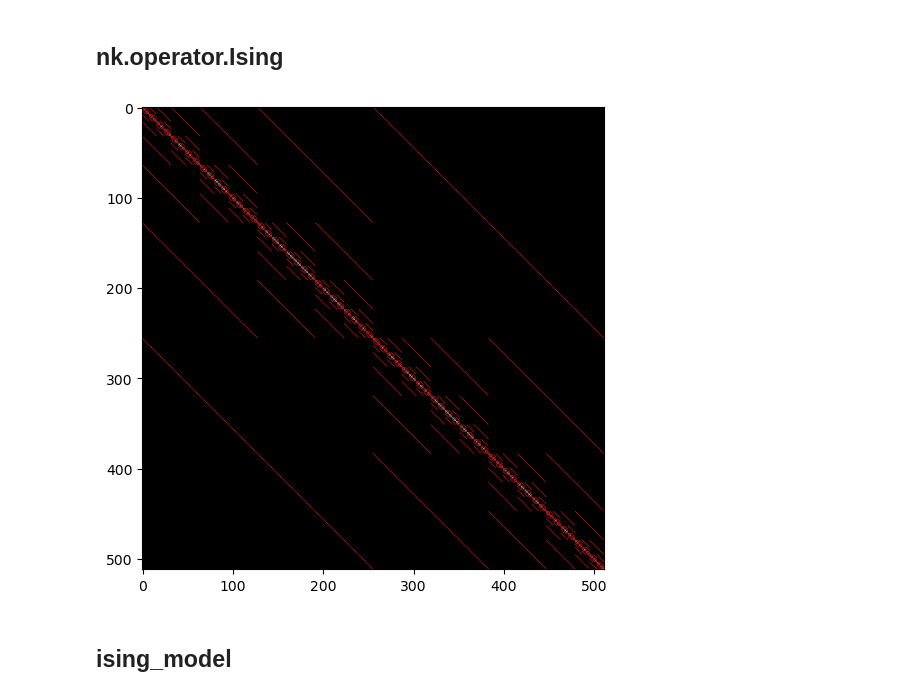
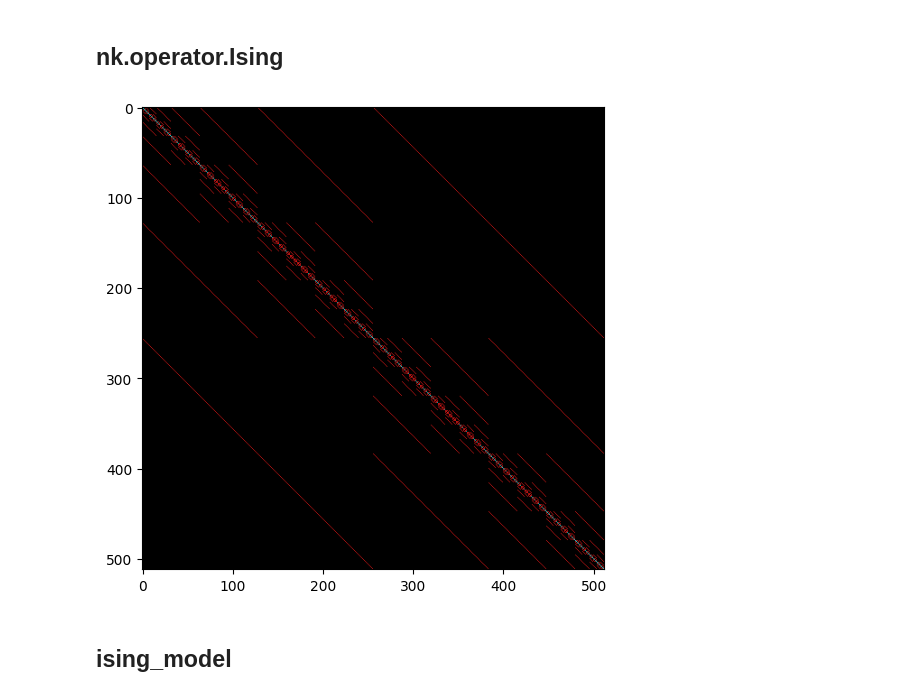
Before and after one commit to gerardPlanella/QGNN, a Jupyter notebook: dataset generation.ipynb, the cells around one changed output. Saved outputs shown, nothing was run; the diff lists cells and outputs as text; code cells hidden in the pictures.

```diff
--- a/dataset generation.ipynb
+++ b/dataset generation.ipynb
@@ -532,27 +540,26 @@ def get_n_qubits(hamiltonian):
 ## nk.operator.Ising
 # %%
 # Generate random ising hamiltonians
-def generate_nk_ising(N, L):
+def generate_nk_ising(N, L, n_dim=1, circular=True):
     J = np.random.uniform(-1, 1, size=N) # Coupling constant
-    h = np.random.uniform(-1, 1, size=N) # Magnetic field
     g = np.random.uniform(-1, 1, size=N) # Transverse field
 
     hamiltonians = []
     for i in range(N):
         ising = nk.operator.Ising(
             hilbert=nk.hilbert.Spin(s=0.5, N=L),
-            graph=nk.graph.Hypercube(length=L, n_dim=1, pbc=True),
-            J=J[i], h=h[i]
+            graph=nk.graph.Hypercube(length=L, n_dim=n_dim, pbc=circular),
+            J=J[i], h=g[i]
         )
         hamiltonians.append(ising)
     return hamiltonians
 
 # Generate random ising hamiltonians
 hamiltonians = generate_nk_ising(10, 9)
 # Show a random one
 imshow_complex(hamiltonians[np.random.randint(len(hamiltonians))].to_dense().astype(np.complex128))
 # %% [output]
-[figure, old version]
+[figure, new version]
 # %% [markdown]
 ## ising_model
 # %%
```
Also changed, not shown: parts of 9 cells of this notebook.
